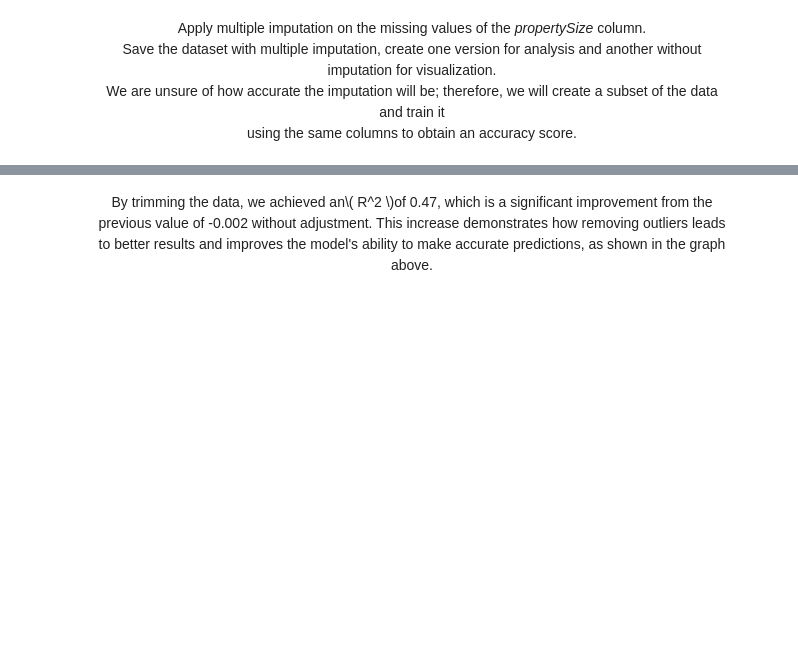
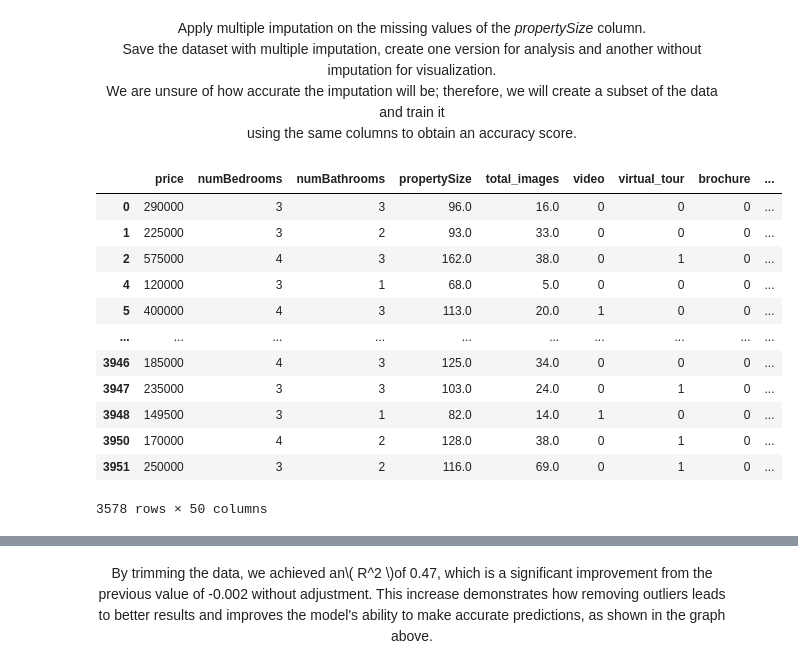
Before and after one commit to fernandes-s/Daft_ie, a Jupyter notebook: daft_ie_eda.ipynb, the cells around one changed output, grey strips where cells are left out. Drawn from its saved outputs; the diff is of its cells as text; code cells hidden in the pictures; blank space fills up the shorter version.

```diff
--- a/daft_ie_eda.ipynb
+++ b/daft_ie_eda.ipynb
@@ -614,6 +631,21 @@ from sklearn.preprocessing import StandardScaler
 from sklearn.metrics import mean_squared_error, mean_absolute_error, r2_score
 import matplotlib.pyplot as plt
 # %%
-# 1- Remove rows with NaN values
+# Remove rows with NaN values
 df_clean = df[df['propertySize'].notna()].copy()
+df_clean
+# %% [output]
+|  | price | numBedrooms | numBathrooms | propertySize | total_images | video | virtual_tour | brochure | ... |
+| 0 | 290000 | 3 | 3 | 96.0 | 16.0 | 0 | 0 | 0 | ... |
+| 1 | 225000 | 3 | 2 | 93.0 | 33.0 | 0 | 0 | 0 | ... |
+| 2 | 575000 | 4 | 3 | 162.0 | 38.0 | 0 | 1 | 0 | ... |
+| 4 | 120000 | 3 | 1 | 68.0 | 5.0 | 0 | 0 | 0 | ... |
+| 5 | 400000 | 4 | 3 | 113.0 | 20.0 | 1 | 0 | 0 | ... |
+| ... | ... | ... | ... | ... | ... | ... | ... | ... | ... |
+| 3946 | 185000 | 4 | 3 | 125.0 | 34.0 | 0 | 0 | 0 | ... |
+| 3947 | 235000 | 3 | 3 | 103.0 | 24.0 | 0 | 1 | 0 | ... |
+| 3948 | 149500 | 3 | 1 | 82.0 | 14.0 | 1 | 0 | 0 | ... |
+| 3950 | 170000 | 4 | 2 | 128.0 | 38.0 | 0 | 1 | 0 | ... |
+| 3951 | 250000 | 3 | 2 | 116.0 | 69.0 | 0 | 1 | 0 | ... |
+3578 rows × 50 columns
 # %%
```
Also changed, not shown: parts of 23 cells of this notebook, 2 other files.
